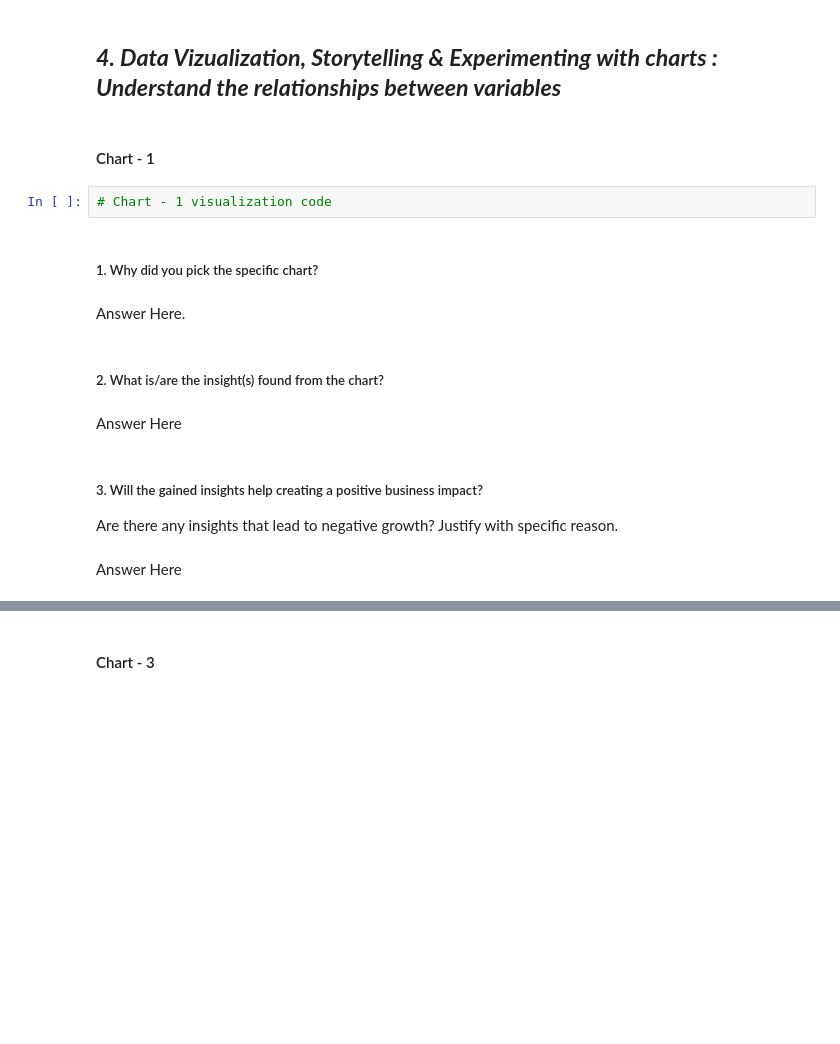
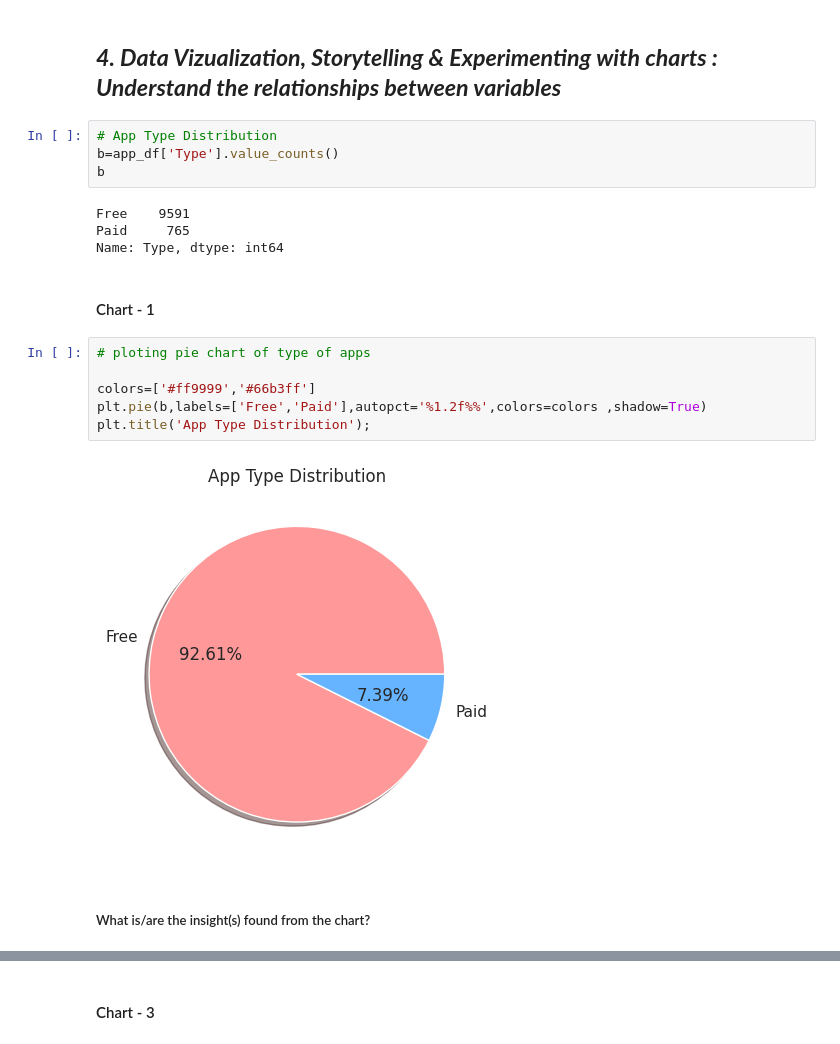
Before and after one commit to Aman811630/-EDA-on-Play-Store-App-Reviews-Data-Sets, a Jupyter notebook: Aman_Singh_EDA_on_Play_Store_App_Review_Dataset_.ipynb, the cells around one changed output, grey strips where cells are left out. Cells and saved outputs as stored; diff of their text form; blank space fills up the shorter version.

```diff
--- a/Aman_Singh_EDA_on_Play_Store_App_Review_Dataset_.ipynb
+++ b/Aman_Singh_EDA_on_Play_Store_App_Review_Dataset_.ipynb
@@ -294,19 +576,22 @@ combined_df.describe()
 # %% [markdown]
 ## ***4. Data Vizualization, Storytelling & Experimenting with charts : Understand the relationships between variables***
+# %%
+# App Type Distribution
+b=app_df['Type'].value_counts()
+b
+# %% [output]
+Free    9591
+Paid     765
+Name: Type, dtype: int64
 # %% [markdown]
 #### Chart - 1
-# %%
-# Chart - 1 visualization code
-# %% [markdown]
-##### 1. Why did you pick the specific chart?
-# %% [markdown]
-Answer Here.
+# %%
+# ploting pie chart of type of apps
+
+colors=['#ff9999','#66b3ff']
+plt.pie(b,labels=['Free','Paid'],autopct='%1.2f%%',colors=colors ,shadow=True)
+plt.title('App Type Distribution');
+# %% [output]
+[figure, added]
 # %% [markdown]
-##### 2. What is/are the insight(s) found from the chart?
+#####  What is/are the insight(s) found from the chart?
-# %% [markdown]
-Answer Here
-# %% [markdown]
-##### 3. Will the gained insights help creating a positive business impact?
-Are there any insights that lead to negative growth? Justify with specific reason.
-# %% [markdown]
-Answer Here
```
Also changed, not shown: parts of 141 cells of this notebook.
